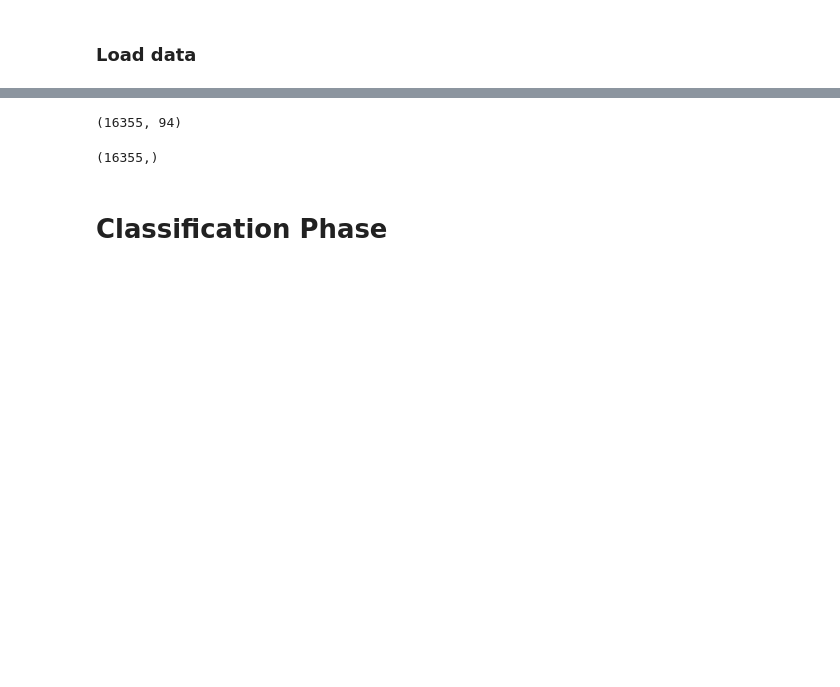
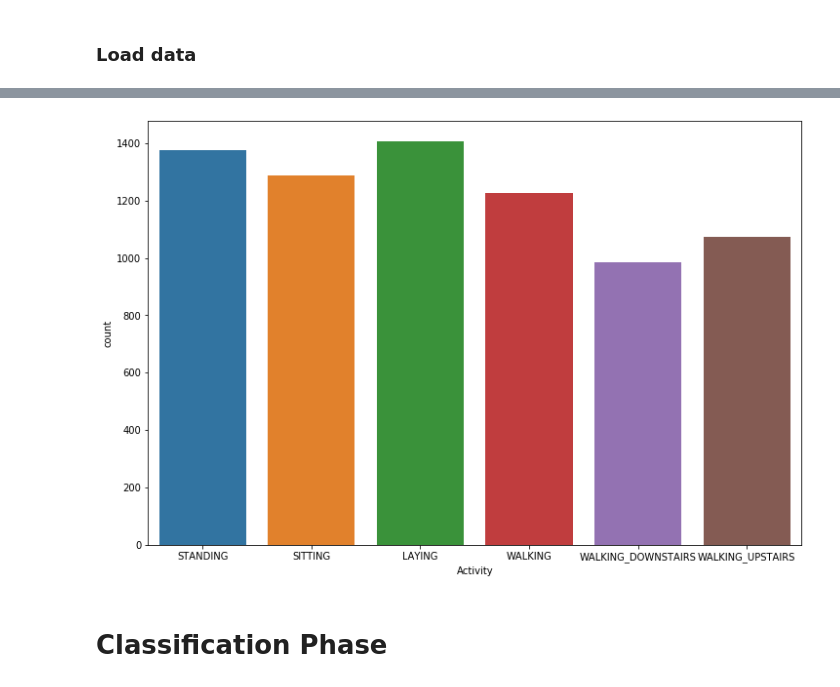
Before and after one commit to yousefkhaled282/Selected_1, a Jupyter notebook: Human Activity Recognition.ipynb, the cells around one changed output, grey strips where cells are left out. Drawn from its saved outputs; the diff is of its cells as text; code cells hidden in the pictures; blank space fills up the shorter version.

```diff
--- a/Human Activity Recognition.ipynb
+++ b/Human Activity Recognition.ipynb
@@ -395,11 +32,8 @@ y=np.array(train_labels)
-# %%
-X.shape
-# %% [output]
-(16355, 94)
-# %%
-y.shape
-# %% [output]
-(16355,)
+# %%
+plt.figure(figsize = (12,8))
+sns.countplot(x = 'Activity', data = df_train);
+# %% [output]
+[figure, added]
 # %% [markdown]
 # Classification Phase
 # %% [markdown]
```
Also changed, not shown: parts of 36 cells of this notebook, 6 other files.
